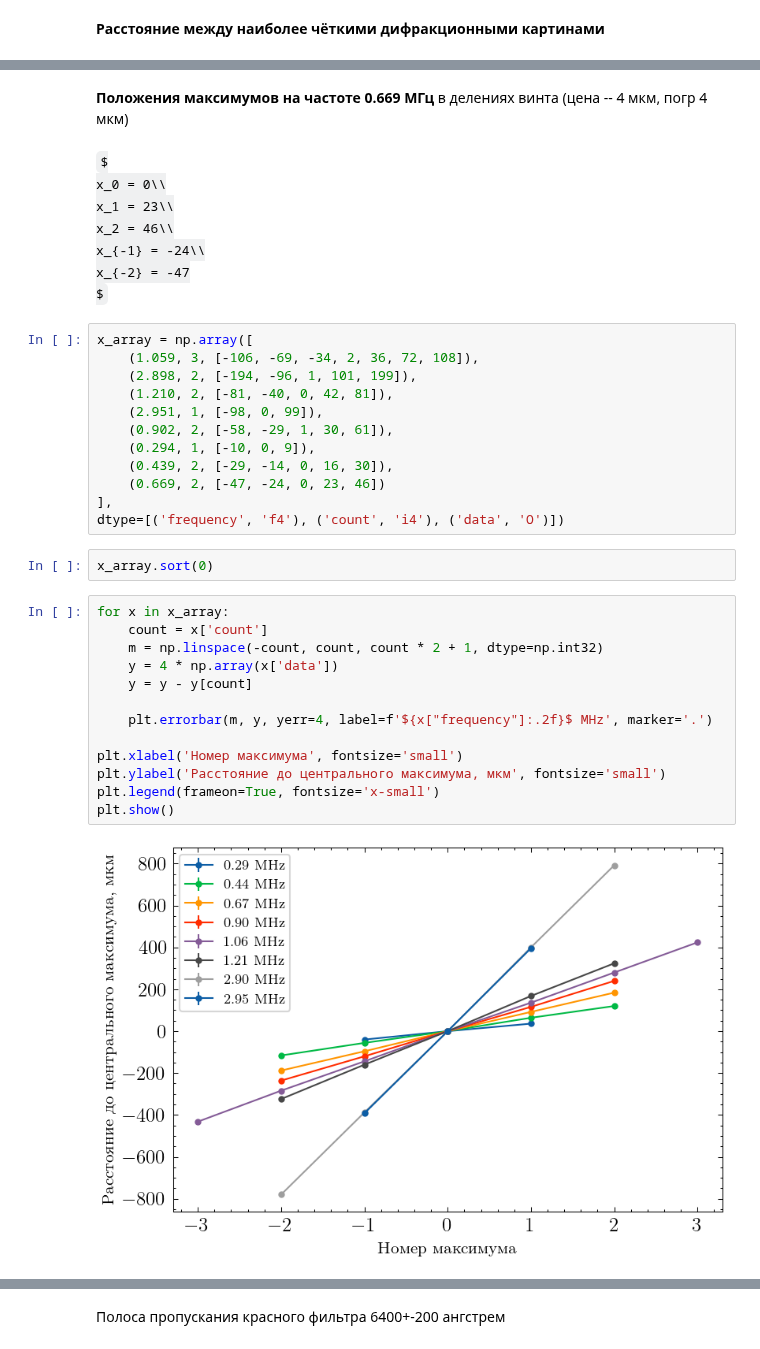
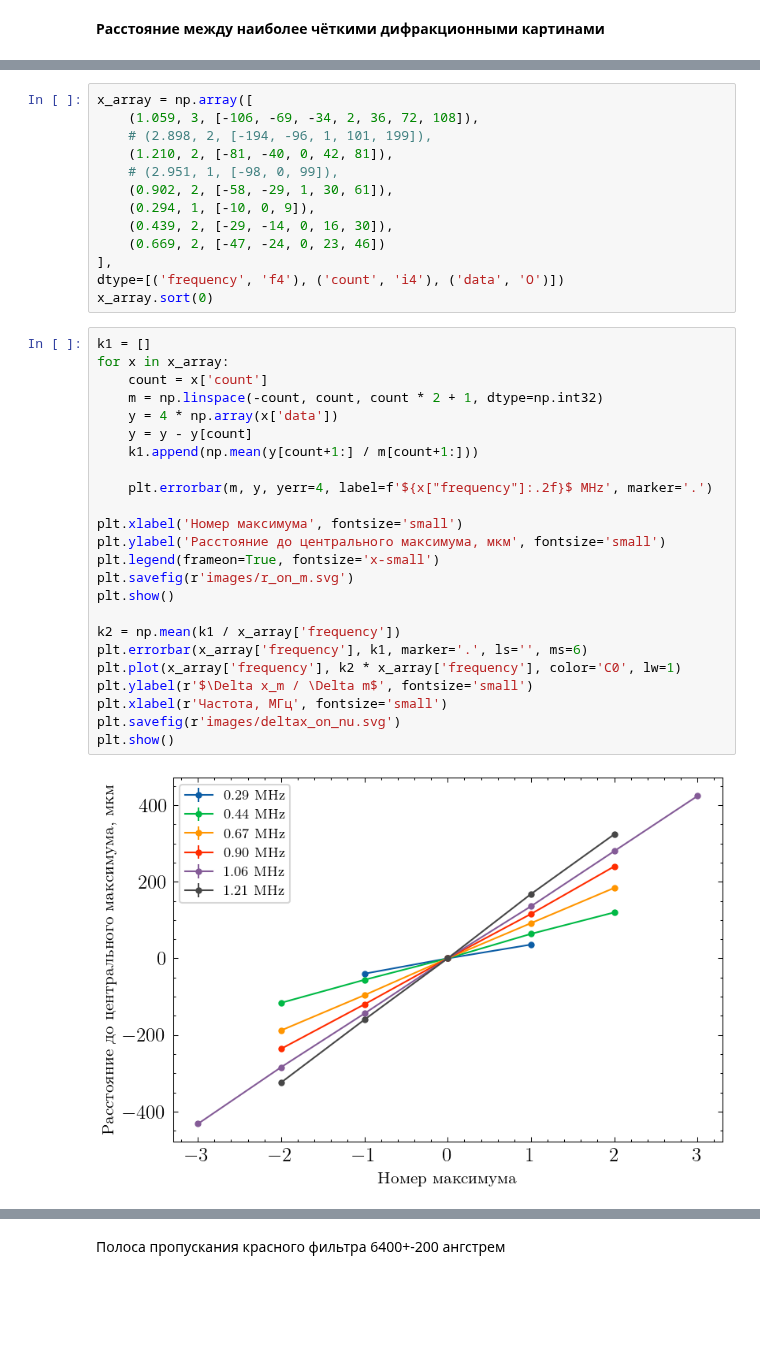
Before and after one commit to gleblug/experiment-automation, a Jupyter notebook: 4.3.2-light-difraction-liquid-ultrasonic/lab.ipynb, the cells around one changed output, grey strips where cells are left out. Drawn from its saved outputs; the diff is of its cells as text; some formulas as TeX source; blank space fills up the shorter version.

```diff
--- a/4.3.2-light-difraction-liquid-ultrasonic/lab.ipynb
+++ b/4.3.2-light-difraction-liquid-ultrasonic/lab.ipynb
@@ -109,39 +45,39 @@ $
-# %% [markdown]
-**Положения максимумов на частоте 0.669 МГц** в делениях винта (цена -- 4 мкм, погр 4 мкм)
-# %% [markdown]
-$
-x_0 = 0\\
-x_1 = 23\\
-x_2 = 46\\
-x_{-1} = -24\\
-x_{-2} = -47
-$
 # %%
 x_array = np.array([
     (1.059, 3, [-106, -69, -34, 2, 36, 72, 108]),
-    (2.898, 2, [-194, -96, 1, 101, 199]),
+    # (2.898, 2, [-194, -96, 1, 101, 199]),
     (1.210, 2, [-81, -40, 0, 42, 81]),
-    (2.951, 1, [-98, 0, 99]),
+    # (2.951, 1, [-98, 0, 99]),
     (0.902, 2, [-58, -29, 1, 30, 61]),
     (0.294, 1, [-10, 0, 9]),
     (0.439, 2, [-29, -14, 0, 16, 30]),
     (0.669, 2, [-47, -24, 0, 23, 46])
 ],
 dtype=[('frequency', 'f4'), ('count', 'i4'), ('data', 'O')])
+x_array.sort(0)
-# %%
-x_array.sort(0)
 # %%
+k1 = []
 for x in x_array:
     count = x['count']
     m = np.linspace(-count, count, count * 2 + 1, dtype=np.int32)
     y = 4 * np.array(x['data'])
     y = y - y[count]
+    k1.append(np.mean(y[count+1:] / m[count+1:]))
 
     plt.errorbar(m, y, yerr=4, label=f'${x["frequency"]:.2f}$ MHz', marker='.')
 
 plt.xlabel('Номер максимума', fontsize='small')
 plt.ylabel('Расстояние до центрального максимума, мкм', fontsize='small')
 plt.legend(frameon=True, fontsize='x-small')
+plt.savefig(r'images/r_on_m.svg')
 plt.show()
+
+k2 = np.mean(k1 / x_array['frequency'])
+plt.errorbar(x_array['frequency'], k1, marker='.', ls='', ms=6)
+plt.plot(x_array['frequency'], k2 * x_array['frequency'], color='C0', lw=1)
+plt.ylabel(r'$\Delta x_m / \Delta m$', fontsize='small')
+plt.xlabel(r'Частота, МГц', fontsize='small')
+plt.savefig(r'images/deltax_on_nu.svg')
+plt.show()
 # %% [output]
-[figure, old version]
+[figure, new version]
```
Also changed, not shown: parts of 37 cells of this notebook, 18 other files.
